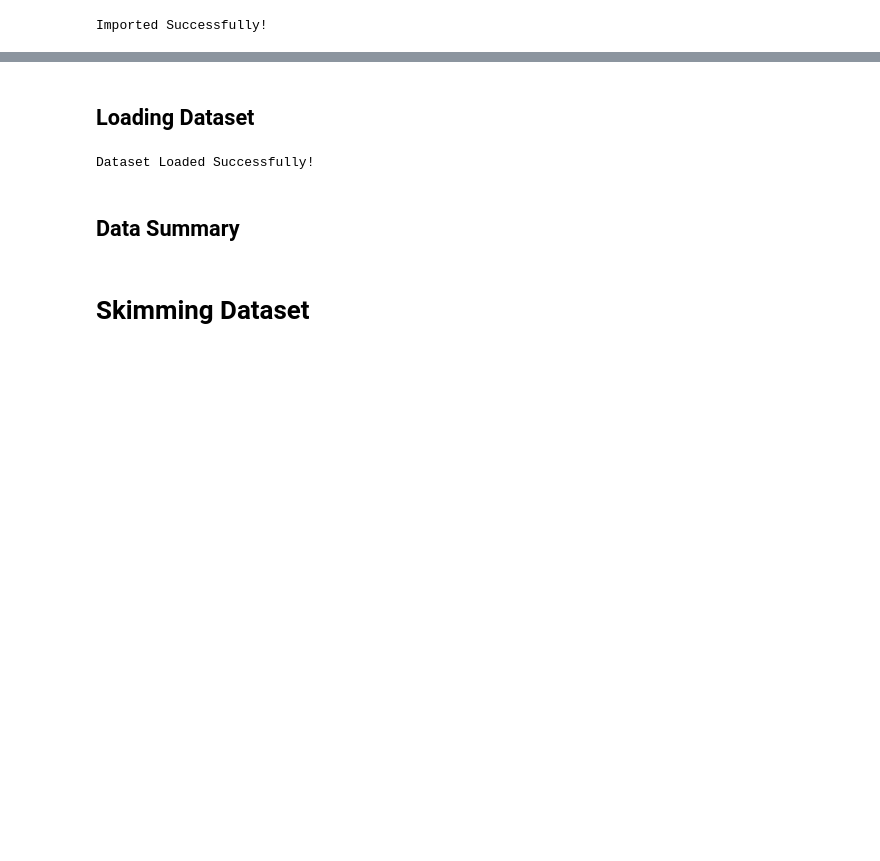
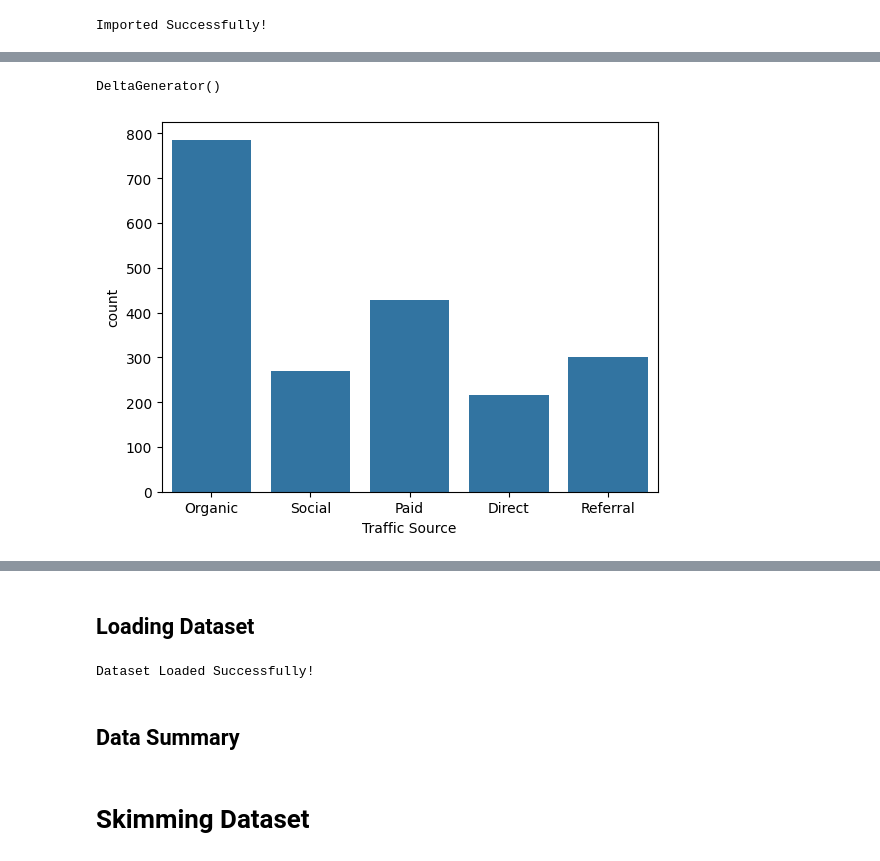
Before and after one commit to jk1905776/wesite_traffic_app, a Jupyter notebook: Copy_of_Website_Traffic_EDA.ipynb, the cells around one changed output, grey strips where cells are left out. Drawn from its saved outputs; the diff is of its cells as text; code cells hidden in the pictures; blank space fills up the shorter version.

```diff
--- a/Copy_of_Website_Traffic_EDA.ipynb
+++ b/Copy_of_Website_Traffic_EDA.ipynb
@@ -18,3 +18,24 @@ import seaborn as sns
 print("Imported Successfully!")
 # %% [output]
 Imported Successfully!
+# %%
+import streamlit as st
+import pandas as pd
+import seaborn as sns
+import matplotlib.pyplot as plt
+
+st.title("📊 Website Traffic Analysis")
+
+df = pd.read_csv("website_wata.csv")
+
+st.write("## Data Preview")
+st.dataframe(df.head())
+
+st.write("## Summary Statistics")
+st.write(df.describe())
+
+st.write("## Traffic Source Count")
+fig, ax = plt.subplots()
+sns.countplot(data=df, x="Traffic Source", ax=ax)
+st.pyplot(fig)
+# %% [output]
@@ -20,0 +59,2 @@ Imported Successfully!
+DeltaGenerator()
+[figure, added]
```
Also changed, not shown: parts of 3 cells of this notebook.
